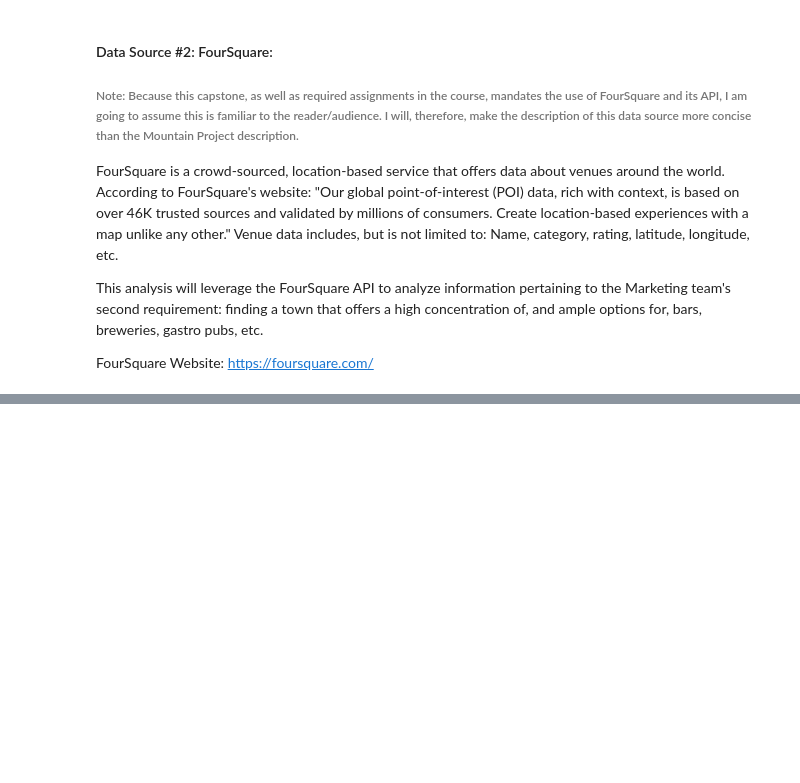
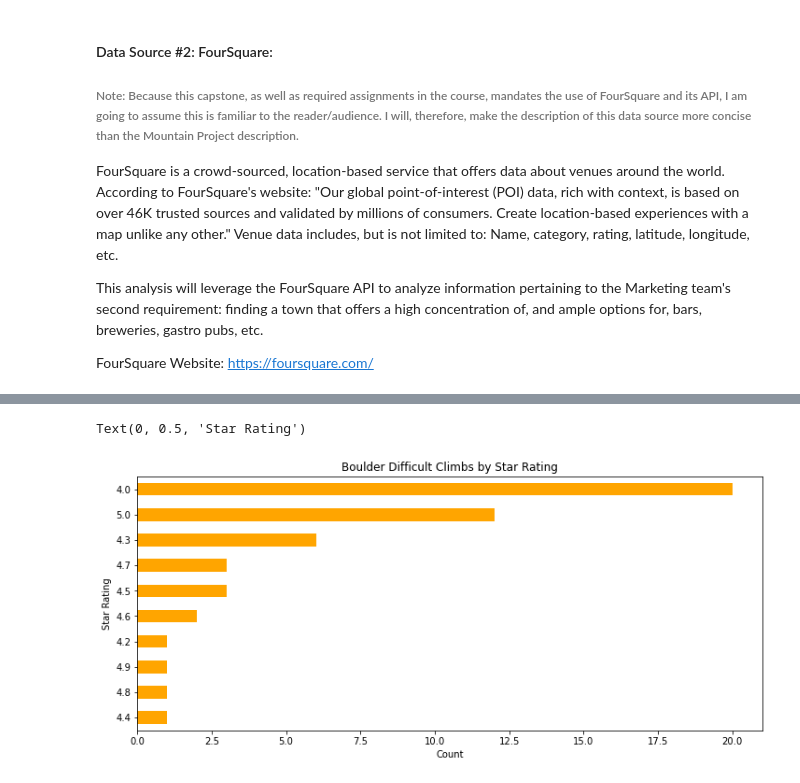
Before and after one commit to temcginley/Coursera_Capstone, a Jupyter notebook: Final Capstone Assignment.ipynb, the cells around one changed output, grey strips where cells are left out. Cells and saved outputs as stored; diff of their text form; code cells hidden in the pictures; blank space fills up the shorter version.

```diff
--- a/Final Capstone Assignment.ipynb
+++ b/Final Capstone Assignment.ipynb
@@ -53,0 +381,11 @@ FourSquare Website:  https://foursquare.com/
+# %%
+BOStars = nearby_routesBO['stars'].value_counts().plot(kind='barh',
+                                                        figsize=(12,5),
+                                                        color = ('orange'),
+                                                        title="Boulder Difficult Climbs by Star Rating")
+BOStars.invert_yaxis()
+BOStars.set_xlabel('Count')
+BOStars.set_ylabel('Star Rating')
+# %% [output]
+Text(0, 0.5, 'Star Rating')
+[figure, added]
```
Also changed, not shown: parts of 58 cells of this notebook.
